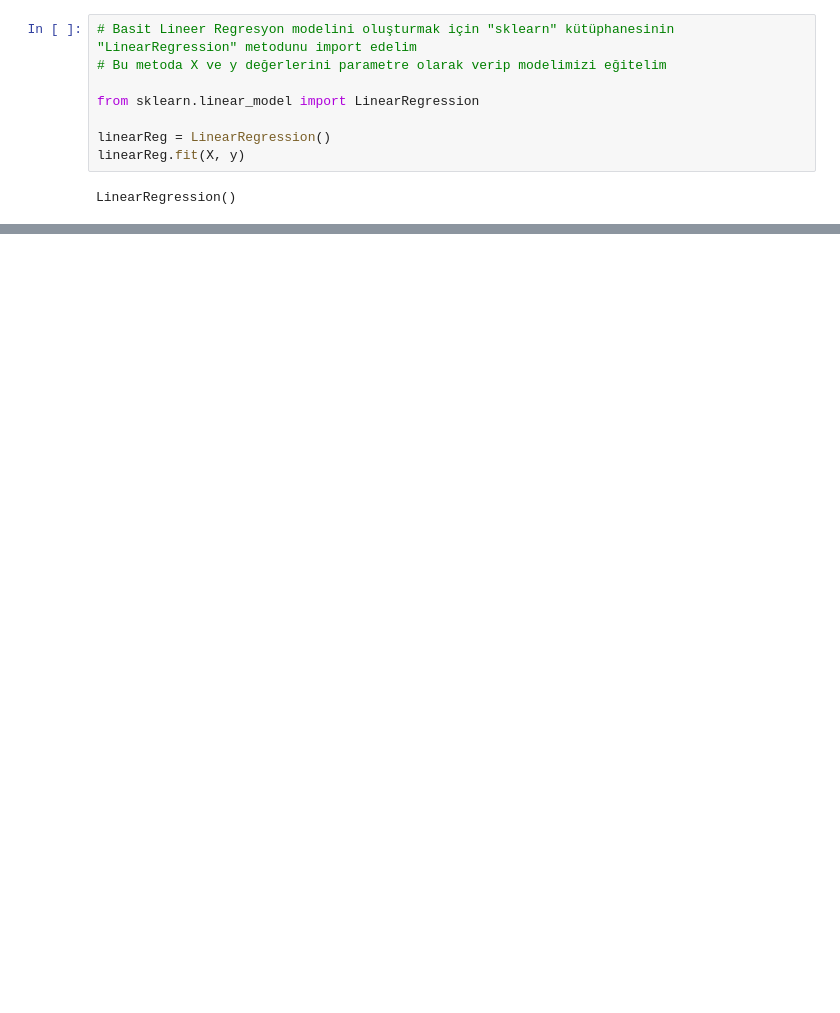
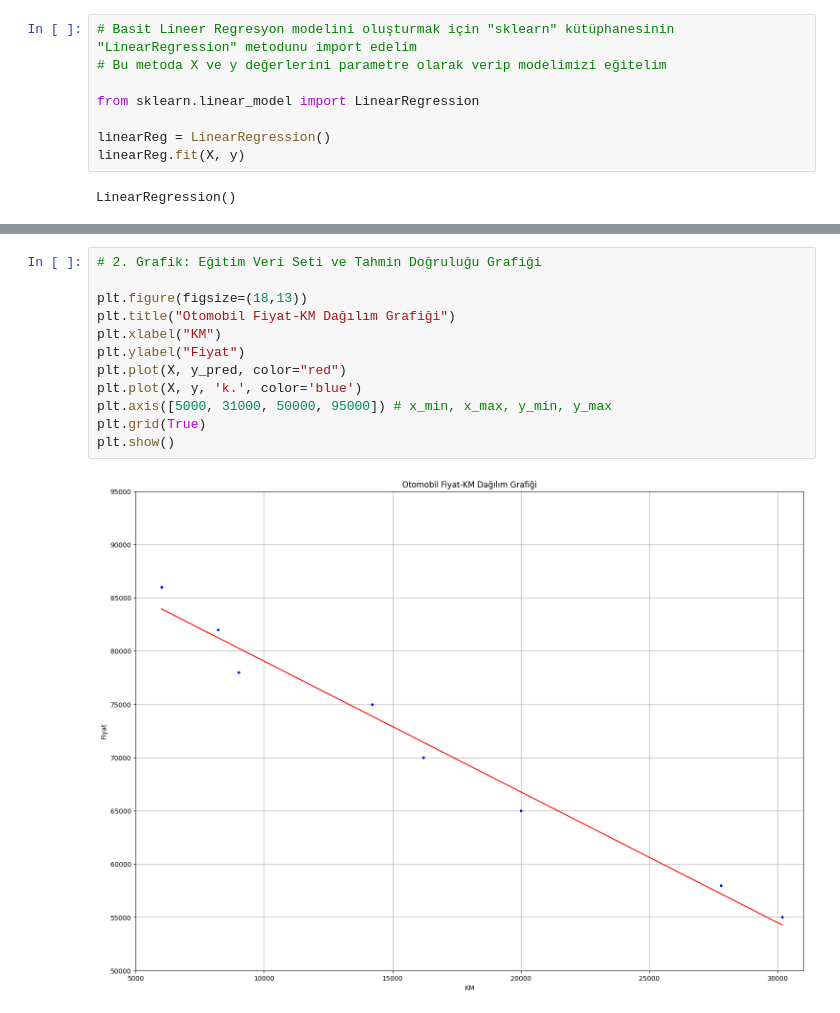
Before and after one commit to halimocakli/UsedCarPricesPrediction, a Jupyter notebook: UsedCarPricesPrediction.ipynb, the cells around one changed output, grey strips where cells are left out. Cells and saved outputs as stored; diff of their text form; blank space fills up the shorter version.

```diff
--- a/UsedCarPricesPrediction.ipynb
+++ b/UsedCarPricesPrediction.ipynb
@@ -102,0 +168,14 @@ Price prediction of 9000 KM car: 251880.39438187832 $
+# %%
+# 2. Grafik: Eğitim Veri Seti ve Tahmin Doğruluğu Grafiği
+
+plt.figure(figsize=(18,13))
+plt.title("Otomobil Fiyat-KM Dağılım Grafiği")
+plt.xlabel("KM")
+plt.ylabel("Fiyat")
+plt.plot(X, y_pred, color="red")
+plt.plot(X, y, 'k.', color='blue')
+plt.axis([5000, 31000, 50000, 95000]) # x_min, x_max, y_min, y_max
+plt.grid(True)
+plt.show()
+# %% [output]
+[figure, added]
```
Also changed, not shown: parts of 25 cells of this notebook.
